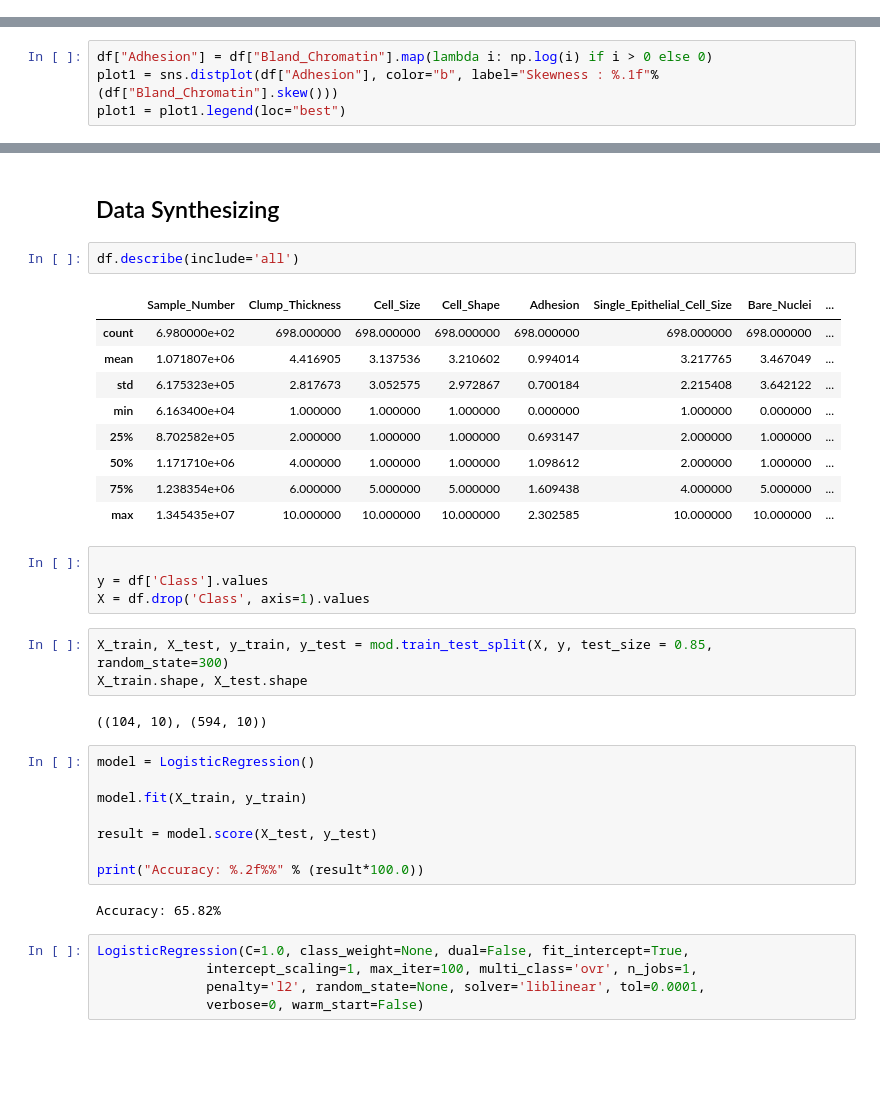
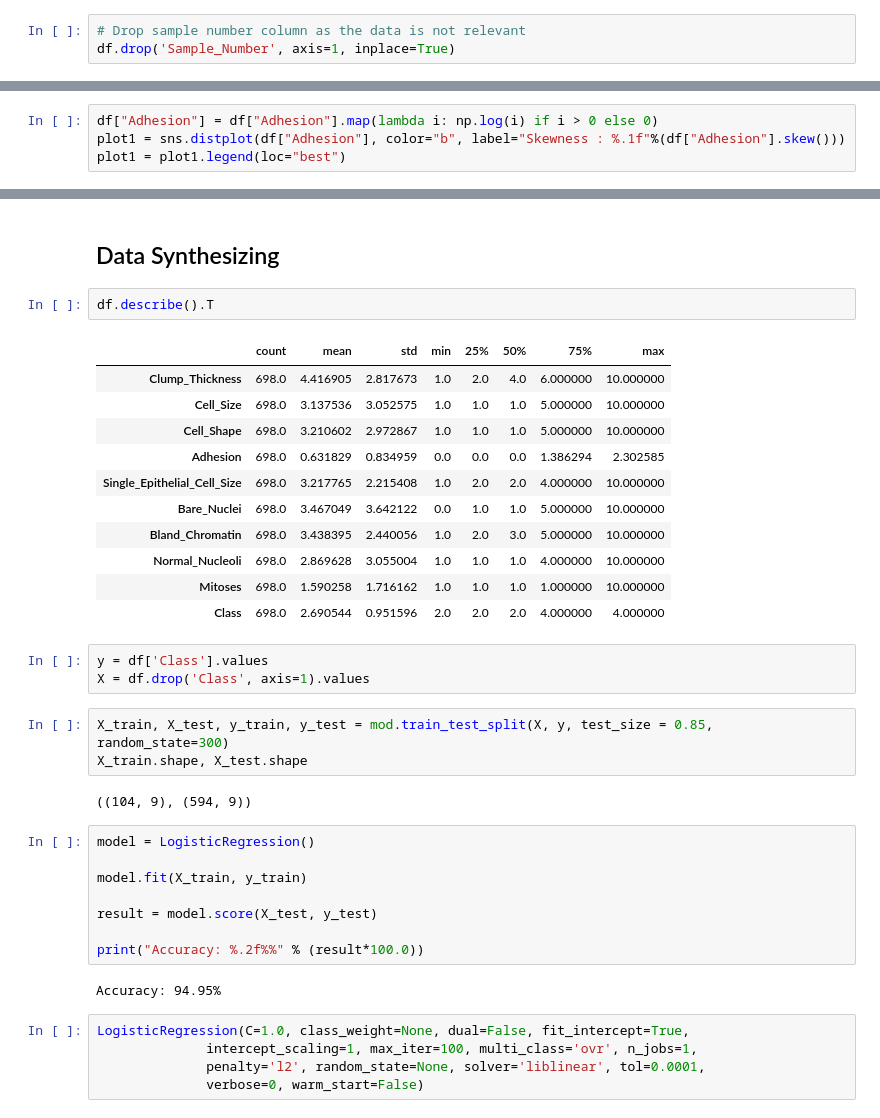
Before and after one commit to SeanE15/Programming_for_data_analysis_II, a Jupyter notebook: Assignment_2_PfDA.ipynb, the cells around one changed output, grey strips where cells are left out. Saved outputs shown, nothing was run; the diff lists cells and outputs as text; blank space fills up the shorter version.

```diff
--- a/Assignment_2_PfDA.ipynb
+++ b/Assignment_2_PfDA.ipynb
@@ -138,0 +135,3 @@ df.head()
+# %%
+# Drop sample number column as the data is not relevant
+df.drop('Sample_Number', axis=1, inplace=True)
@@ -171,5 +208,5 @@ In a correlation heat map, the way it is interpreted is the higher the correlati
 # %%
-df["Adhesion"] = df["Bland_Chromatin"].map(lambda i: np.log(i) if i > 0 else 0)
-plot1 = sns.distplot(df["Adhesion"], color="b", label="Skewness : %.1f"%(df["Bland_Chromatin"].skew()))
+df["Adhesion"] = df["Adhesion"].map(lambda i: np.log(i) if i > 0 else 0)
+plot1 = sns.distplot(df["Adhesion"], color="b", label="Skewness : %.1f"%(df["Adhesion"].skew()))
 plot1 = plot1.legend(loc="best")
 # %% [output]
@@ -177,26 +223,27 @@ plot1 = plot1.legend(loc="best")
 # %% [markdown]
 ## Data Synthesizing
 # %%
-df.describe(include='all')
+df.describe().T
 # %% [output]
-|  | Sample_Number | Clump_Thickness | Cell_Size | Cell_Shape | Adhesion | Single_Epithelial_Cell_Size | Bare_Nuclei | ... |
-| count | 6.980000e+02 | 698.000000 | 698.000000 | 698.000000 | 698.000000 | 698.000000 | 698.000000 | ... |
-| mean | 1.071807e+06 | 4.416905 | 3.137536 | 3.210602 | 0.994014 | 3.217765 | 3.467049 | ... |
-| std | 6.175323e+05 | 2.817673 | 3.052575 | 2.972867 | 0.700184 | 2.215408 | 3.642122 | ... |
-| min | 6.163400e+04 | 1.000000 | 1.000000 | 1.000000 | 0.000000 | 1.000000 | 0.000000 | ... |
-| 25% | 8.702582e+05 | 2.000000 | 1.000000 | 1.000000 | 0.693147 | 2.000000 | 1.000000 | ... |
-| 50% | 1.171710e+06 | 4.000000 | 1.000000 | 1.000000 | 1.098612 | 2.000000 | 1.000000 | ... |
-| 75% | 1.238354e+06 | 6.000000 | 5.000000 | 5.000000 | 1.609438 | 4.000000 | 5.000000 | ... |
-| max | 1.345435e+07 | 10.000000 | 10.000000 | 10.000000 | 2.302585 | 10.000000 | 10.000000 | ... |
+|  | count | mean | std | min | 25% | 50% | 75% | max |
+| Clump_Thickness | 698.0 | 4.416905 | 2.817673 | 1.0 | 2.0 | 4.0 | 6.000000 | 10.000000 |
+| Cell_Size | 698.0 | 3.137536 | 3.052575 | 1.0 | 1.0 | 1.0 | 5.000000 | 10.000000 |
+| Cell_Shape | 698.0 | 3.210602 | 2.972867 | 1.0 | 1.0 | 1.0 | 5.000000 | 10.000000 |
+| Adhesion | 698.0 | 0.631829 | 0.834959 | 0.0 | 0.0 | 0.0 | 1.386294 | 2.302585 |
+| Single_Epithelial_Cell_Size | 698.0 | 3.217765 | 2.215408 | 1.0 | 2.0 | 2.0 | 4.000000 | 10.000000 |
+| Bare_Nuclei | 698.0 | 3.467049 | 3.642122 | 0.0 | 1.0 | 1.0 | 5.000000 | 10.000000 |
+| Bland_Chromatin | 698.0 | 3.438395 | 2.440056 | 1.0 | 2.0 | 3.0 | 5.000000 | 10.000000 |
+| Normal_Nucleoli | 698.0 | 2.869628 | 3.055004 | 1.0 | 1.0 | 1.0 | 4.000000 | 10.000000 |
+| Mitoses | 698.0 | 1.590258 | 1.716162 | 1.0 | 1.0 | 1.0 | 1.000000 | 10.000000 |
+| Class | 698.0 | 2.690544 | 0.951596 | 2.0 | 2.0 | 2.0 | 4.000000 | 4.000000 |
 # %%
-
 y = df['Class'].values
 X = df.drop('Class', axis=1).values
 # %%
 X_train, X_test, y_train, y_test = mod.train_test_split(X, y, test_size = 0.85, random_state=300)
 X_train.shape, X_test.shape
 # %% [output]
-((104, 10), (594, 10))
+((104, 9), (594, 9))
 # %%
 model = LogisticRegression()
 
@@ -206,7 +253,7 @@ result = model.score(X_test, y_test)
 
 print("Accuracy: %.2f%%" % (result*100.0))
 # %% [output]
-Accuracy: 65.82%
+Accuracy: 94.95%
 # %%
 LogisticRegression(C=1.0, class_weight=None, dual=False, fit_intercept=True,
               intercept_scaling=1, max_iter=100, multi_class='ovr', n_jobs=1,
```
Also changed, not shown: parts of 16 cells of this notebook, 1 other file.
